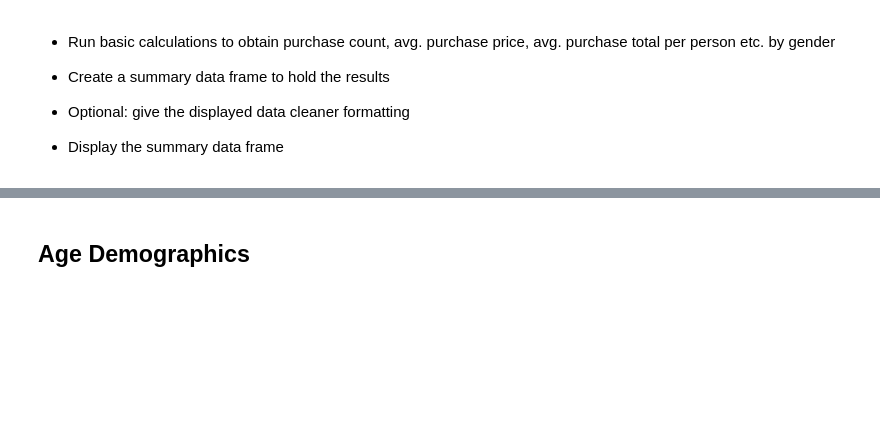
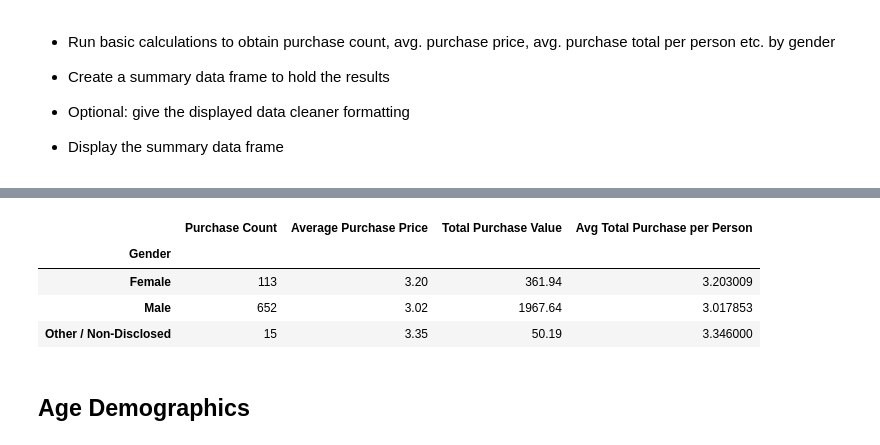
Before and after one commit to Witwer93/pandas-challenge, a Jupyter notebook: HeroesOfPymoli/Pandas_Homework_HeroesOfPymoli.ipynb, the cells around one changed output, grey strips where cells are left out. Cells and saved outputs as stored; diff of their text form; code cells hidden in the pictures; blank space fills up the shorter version.

```diff
--- a/HeroesOfPymoli/Pandas_Homework_HeroesOfPymoli.ipynb
+++ b/HeroesOfPymoli/Pandas_Homework_HeroesOfPymoli.ipynb
@@ -139,3 +132,26 @@ pymoli_gender
+# %%
+gender_analysis = purchase_data.groupby('Gender')
+#gender_analysis = gender_analysis.set_index('Gender')
+#gender_analysis['Purchase Count'] = purchase_data['Purchase ID']
+#add purchase count column by counting purchase id in the grouped dataframe?
+
+gender_analysis['Price'].sum()/gender_analysis['Purchase ID'].count()
+gender_analysis_df = pd.DataFrame({'Purchase Count': gender_analysis['Purchase ID'].count(),
+                                  'Average Purchase Price': round(gender_analysis['Price'].mean(), 2),
+                                  'Total Purchase Value': gender_analysis['Price'].sum(),
+                                  'Avg Total Purchase per Person': )})
+gender_analysis_df
+#purchase count
+#average purchase price
+#total purchase value
+#avg total purchase per person
+#print(gender_analysis['Age'].mean())
+# %% [output]
+|  | Purchase Count | Average Purchase Price | Total Purchase Value | Avg Total Purchase per Person |
+| Gender |  |  |  |  |
+| Female | 113 | 3.20 | 361.94 | 3.203009 |
+| Male | 652 | 3.02 | 1967.64 | 3.017853 |
+| Other / Non-Disclosed | 15 | 3.35 | 50.19 | 3.346000 |
 # %% [markdown]
 ## Age Demographics
 # %% [markdown]
```
Also changed, not shown: parts of 8 cells of this notebook.
